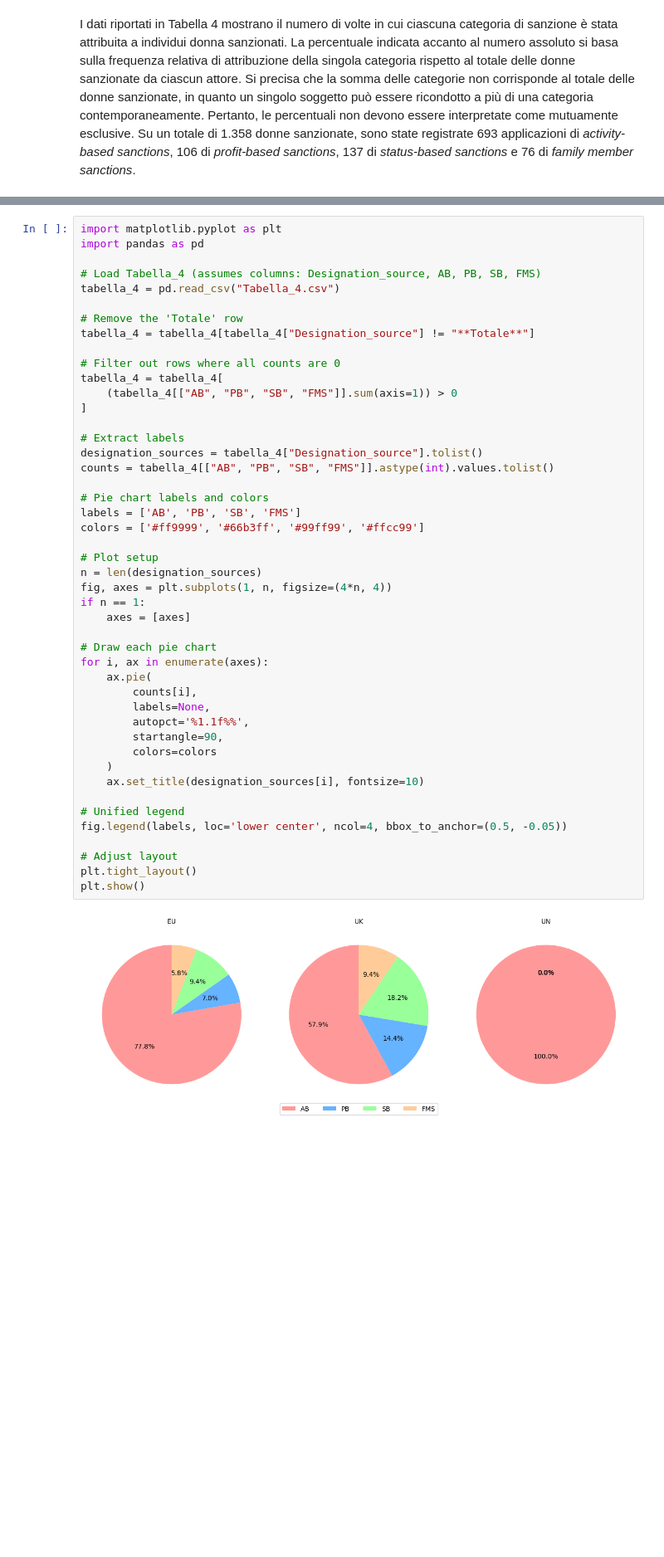
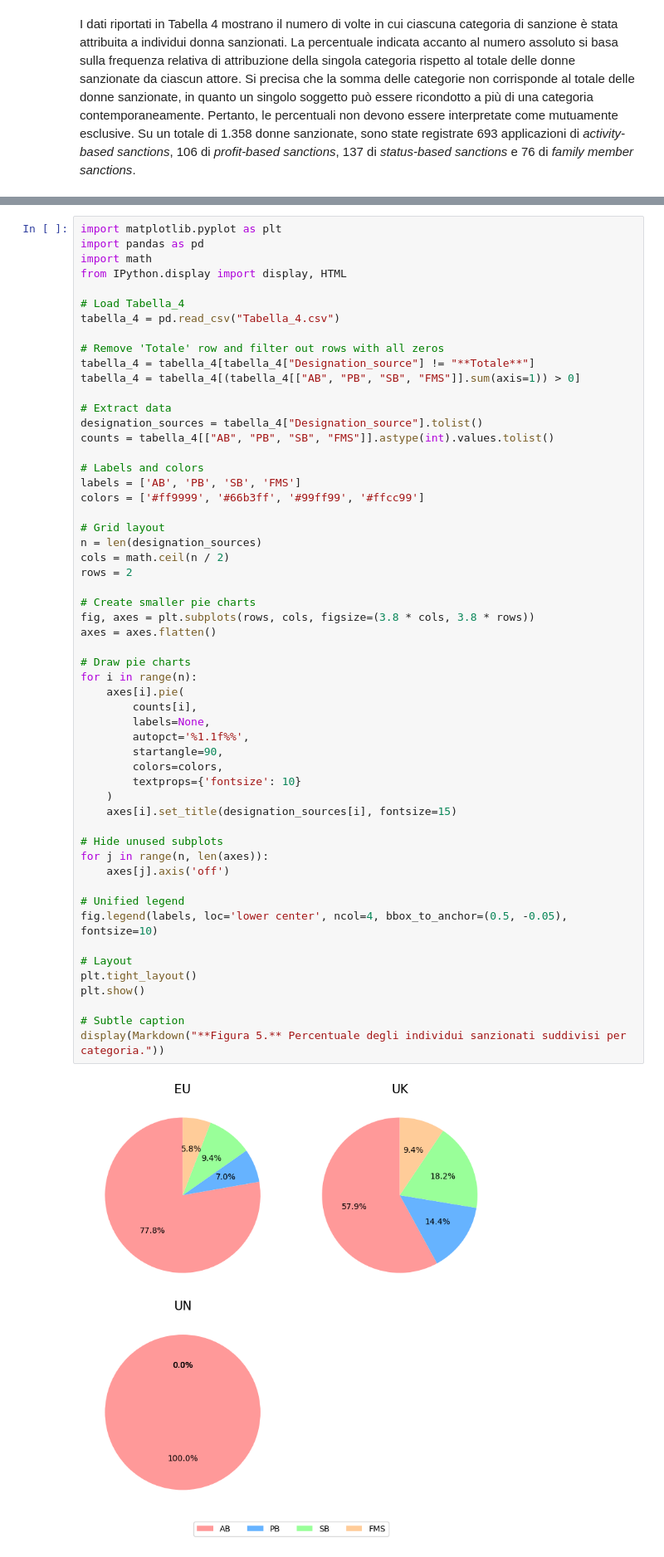
Before and after one commit to jellyrosp/sanctions-docs-dataset, a Jupyter notebook: data_analysis/jup_notebook/REPORT.ipynb, the cells around one changed output, grey strips where cells are left out. Shown at 83% size. Drawn from its saved outputs; the diff is of its cells as text; blank space fills up the shorter version.

```diff
--- a/data_analysis/jup_notebook/REPORT.ipynb
+++ b/data_analysis/jup_notebook/REPORT.ipynb
@@ -537,48 +583,57 @@ plt.show()
 # %%
 import matplotlib.pyplot as plt
 import pandas as pd
+import math
+from IPython.display import display, HTML
 
-# Load Tabella_4 (assumes columns: Designation_source, AB, PB, SB, FMS)
+# Load Tabella_4
 tabella_4 = pd.read_csv("Tabella_4.csv")
 
-# Remove the 'Totale' row
+# Remove 'Totale' row and filter out rows with all zeros
 tabella_4 = tabella_4[tabella_4["Designation_source"] != "**Totale**"]
+tabella_4 = tabella_4[(tabella_4[["AB", "PB", "SB", "FMS"]].sum(axis=1)) > 0]
 
-# Filter out rows where all counts are 0
-tabella_4 = tabella_4[
-    (tabella_4[["AB", "PB", "SB", "FMS"]].sum(axis=1)) > 0
-]
-
-# Extract labels
+# Extract data
 designation_sources = tabella_4["Designation_source"].tolist()
 counts = tabella_4[["AB", "PB", "SB", "FMS"]].astype(int).values.tolist()
 
-# Pie chart labels and colors
+# Labels and colors
 labels = ['AB', 'PB', 'SB', 'FMS']
 colors = ['#ff9999', '#66b3ff', '#99ff99', '#ffcc99']
 
-# Plot setup
+# Grid layout
 n = len(designation_sources)
-fig, axes = plt.subplots(1, n, figsize=(4*n, 4))
-if n == 1:
-    axes = [axes]
+cols = math.ceil(n / 2)
+rows = 2
 
-# Draw each pie chart
-for i, ax in enumerate(axes):
-    ax.pie(
+# Create smaller pie charts
+fig, axes = plt.subplots(rows, cols, figsize=(3.8 * cols, 3.8 * rows))
+axes = axes.flatten()
+
+# Draw pie charts
+for i in range(n):
+    axes[i].pie(
         counts[i],
         labels=None,
         autopct='%1.1f%%',
         startangle=90,
-        colors=colors
+        colors=colors,
+        textprops={'fontsize': 10}
     )
-    ax.set_title(designation_sources[i], fontsize=10)
+    axes[i].set_title(designation_sources[i], fontsize=15)
+
+# Hide unused subplots
+for j in range(n, len(axes)):
+    axes[j].axis('off')
 
 # Unified legend
-fig.legend(labels, loc='lower center', ncol=4, bbox_to_anchor=(0.5, -0.05))
+fig.legend(labels, loc='lower center', ncol=4, bbox_to_anchor=(0.5, -0.05), fontsize=10)
 
-# Adjust layout
+# Layout
 plt.tight_layout()
 plt.show()
+
+# Subtle caption
+display(Markdown("**Figura 5.** Percentuale degli individui sanzionati suddivisi per categoria."))
 # %% [output]
-[figure, old version]
+[figure, new version]
```
Also changed, not shown: parts of 10 cells of this notebook, 2 other files.
